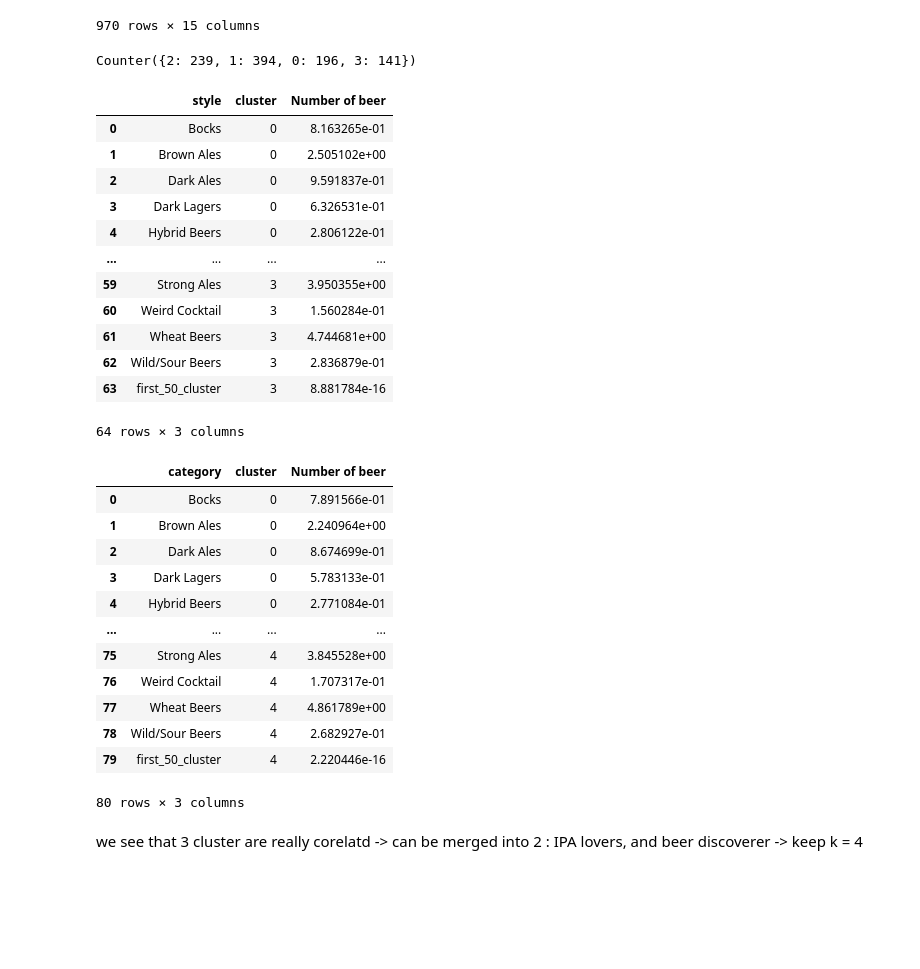
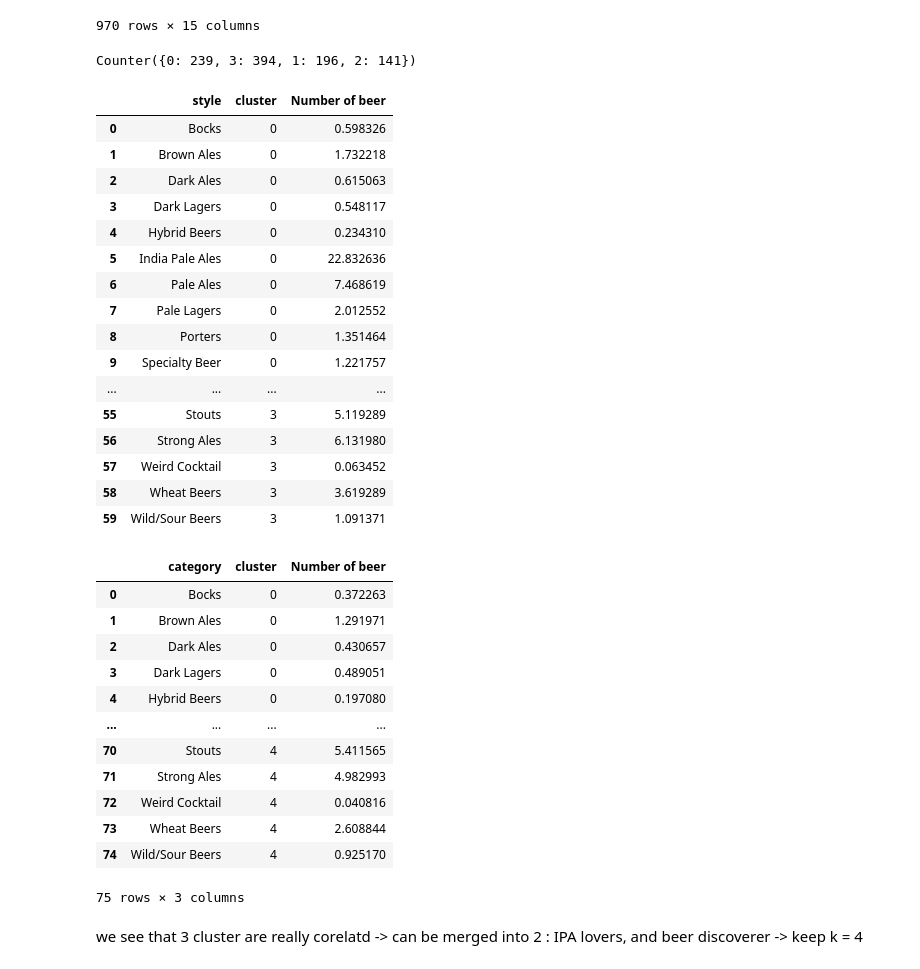
Before and after one commit to epfl-ada/ada-2022-project-radar, a Jupyter notebook: m3_clean.ipynb, the cells around one changed output. Cells and saved outputs as stored; diff of their text form; code cells hidden in the pictures; blank space fills up the shorter version.

```diff
--- a/m3_clean.ipynb
+++ b/m3_clean.ipynb
@@ -409,9 +414,9 @@ df_valid_ratings.head(5)
 # a user rated in his first 50 ratings
 
 df_to_cluster = df_valid_ratings[df_valid_ratings["rating_number"] < 50]
-user_to_cat = df_to_cluster.groupby(["user_name", "category"]).size()
-user_to_cat = user_to_cat.unstack(level=-1, fill_value = 0)
-user_to_cat
+user_to_cat_first = df_to_cluster.groupby(["user_name", "category"]).size()
+user_to_cat_first = user_to_cat_first.unstack(level=-1, fill_value = 0)
+user_to_cat_first
 # %% [output]
 | category | Bocks | Brown Ales | Dark Ales | Dark Lagers | Hybrid Beers | India Pale Ales | Pale Ales | Pale Lagers | ... |
 | user_name |  |  |  |  |  |  |  |  | ... |
@@ -432,59 +435,62 @@ from sklearn.cluster import KMeans
 # %%
 #Rename tu user_clustering?
-our_clustering_4 = KMeans(4).fit(user_to_cat.values)
-our_clustering_5 = KMeans(5).fit(user_to_cat.values)
+
+our_clustering_4 = KMeans(4).fit(user_to_cat_first.values)
+our_clustering_5 = KMeans(5).fit(user_to_cat_first.values)
 # %%
-import collections
-
 count = collections.Counter(our_clustering_4.labels_)
 count
 # %% [output]
-Counter({2: 239, 1: 394, 0: 196, 3: 141})
+Counter({0: 239, 3: 394, 1: 196, 2: 141})
 # %%
 #Display 4 clusters
 
 df_cluster_beer = pd.DataFrame(our_clustering_4.cluster_centers_.T)
-df_cluster_beer.index = user_to_cat.columns
+df_cluster_beer.index = user_to_cat_first.columns
 df_cluster_beer["style"] = df_cluster_beer.index
 df_cluster_beer = pd.melt(df_cluster_beer, id_vars=["style"], value_vars=[0,1,2,3])
 df_cluster_beer.columns = ["style", "cluster", "Number of beer"]
 df_cluster_beer
 # %% [output]
 |  | style | cluster | Number of beer |
-| 0 | Bocks | 0 | 8.163265e-01 |
-| 1 | Brown Ales | 0 | 2.505102e+00 |
-| 2 | Dark Ales | 0 | 9.591837e-01 |
-| 3 | Dark Lagers | 0 | 6.326531e-01 |
-| 4 | Hybrid Beers | 0 | 2.806122e-01 |
+| 0 | Bocks | 0 | 0.598326 |
+| 1 | Brown Ales | 0 | 1.732218 |
+| 2 | Dark Ales | 0 | 0.615063 |
+| 3 | Dark Lagers | 0 | 0.548117 |
+| 4 | Hybrid Beers | 0 | 0.234310 |
+| 5 | India Pale Ales | 0 | 22.832636 |
+| 6 | Pale Ales | 0 | 7.468619 |
+| 7 | Pale Lagers | 0 | 2.012552 |
+| 8 | Porters | 0 | 1.351464 |
+| 9 | Specialty Beer | 0 | 1.221757 |
 | ... | ... | ... | ... |
-| 59 | Strong Ales | 3 | 3.950355e+00 |
-| 60 | Weird Cocktail | 3 | 1.560284e-01 |
-| 61 | Wheat Beers | 3 | 4.744681e+00 |
-| 62 | Wild/Sour Beers | 3 | 2.836879e-01 |
-| 63 | first_50_cluster | 3 | 8.881784e-16 |
+| 55 | Stouts | 3 | 5.119289 |
+| 56 | Strong Ales | 3 | 6.131980 |
+| 57 | Weird Cocktail | 3 | 0.063452 |
+| 58 | Wheat Beers | 3 | 3.619289 |
+| 59 | Wild/Sour Beers | 3 | 1.091371 |
-64 rows × 3 columns
 # %%
 #display 5 clusters
 df_cluster_beer_5 = pd.DataFrame(our_clustering_5.cluster_centers_.T)
-df_cluster_beer_5.index = user_to_cat.columns
+df_cluster_beer_5.index = user_to_cat_first.columns
 df_cluster_beer_5["category"] = df_cluster_beer_5.index
 df_cluster_beer_5 = pd.melt(df_cluster_beer_5, id_vars=["category"], value_vars=[0,1,2,3,4])
 df_cluster_beer_5.columns = ["category", "cluster", "Number of beer"]
 df_cluster_beer_5
 # %% [output]
 |  | category | cluster | Number of beer |
-| 0 | Bocks | 0 | 7.891566e-01 |
-| 1 | Brown Ales | 0 | 2.240964e+00 |
-| 2 | Dark Ales | 0 | 8.674699e-01 |
-| 3 | Dark Lagers | 0 | 5.783133e-01 |
-| 4 | Hybrid Beers | 0 | 2.771084e-01 |
+| 0 | Bocks | 0 | 0.372263 |
+| 1 | Brown Ales | 0 | 1.291971 |
+| 2 | Dark Ales | 0 | 0.430657 |
+| 3 | Dark Lagers | 0 | 0.489051 |
+| 4 | Hybrid Beers | 0 | 0.197080 |
 | ... | ... | ... | ... |
-| 75 | Strong Ales | 4 | 3.845528e+00 |
-| 76 | Weird Cocktail | 4 | 1.707317e-01 |
-| 77 | Wheat Beers | 4 | 4.861789e+00 |
-| 78 | Wild/Sour Beers | 4 | 2.682927e-01 |
-| 79 | first_50_cluster | 4 | 2.220446e-16 |
+| 70 | Stouts | 4 | 5.411565 |
+| 71 | Strong Ales | 4 | 4.982993 |
+| 72 | Weird Cocktail | 4 | 0.040816 |
+| 73 | Wheat Beers | 4 | 2.608844 |
+| 74 | Wild/Sour Beers | 4 | 0.925170 |
-80 rows × 3 columns
+75 rows × 3 columns
 # %%
 fig = px.line(df_cluster_beer, x="style", y="Number of beer", color="cluster", title="Centroids obtained with Kmeans (k=4) of the first 50 ratings of each user")
 fig.show()
```
Also changed, not shown: parts of 25 cells of this notebook, 4 other files.
